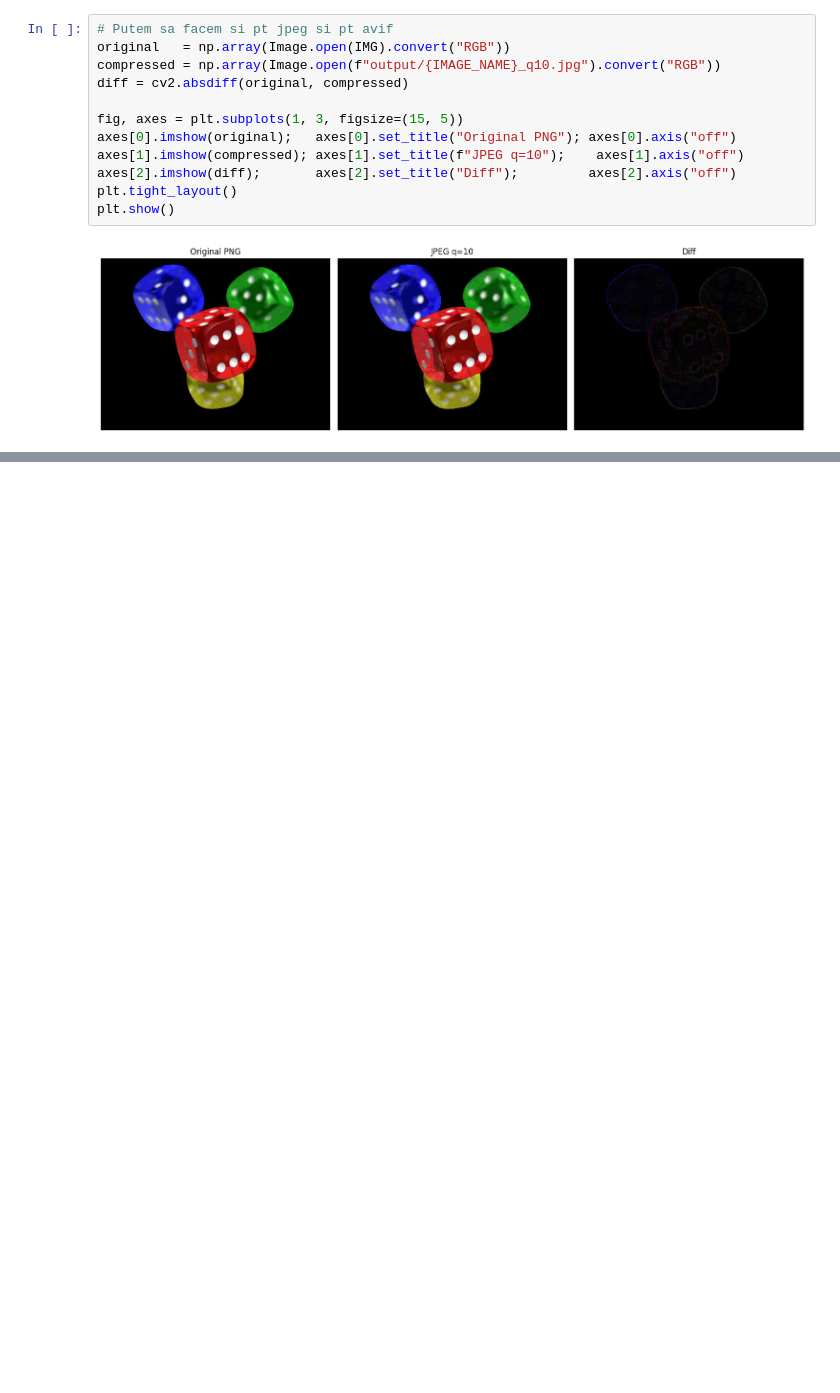
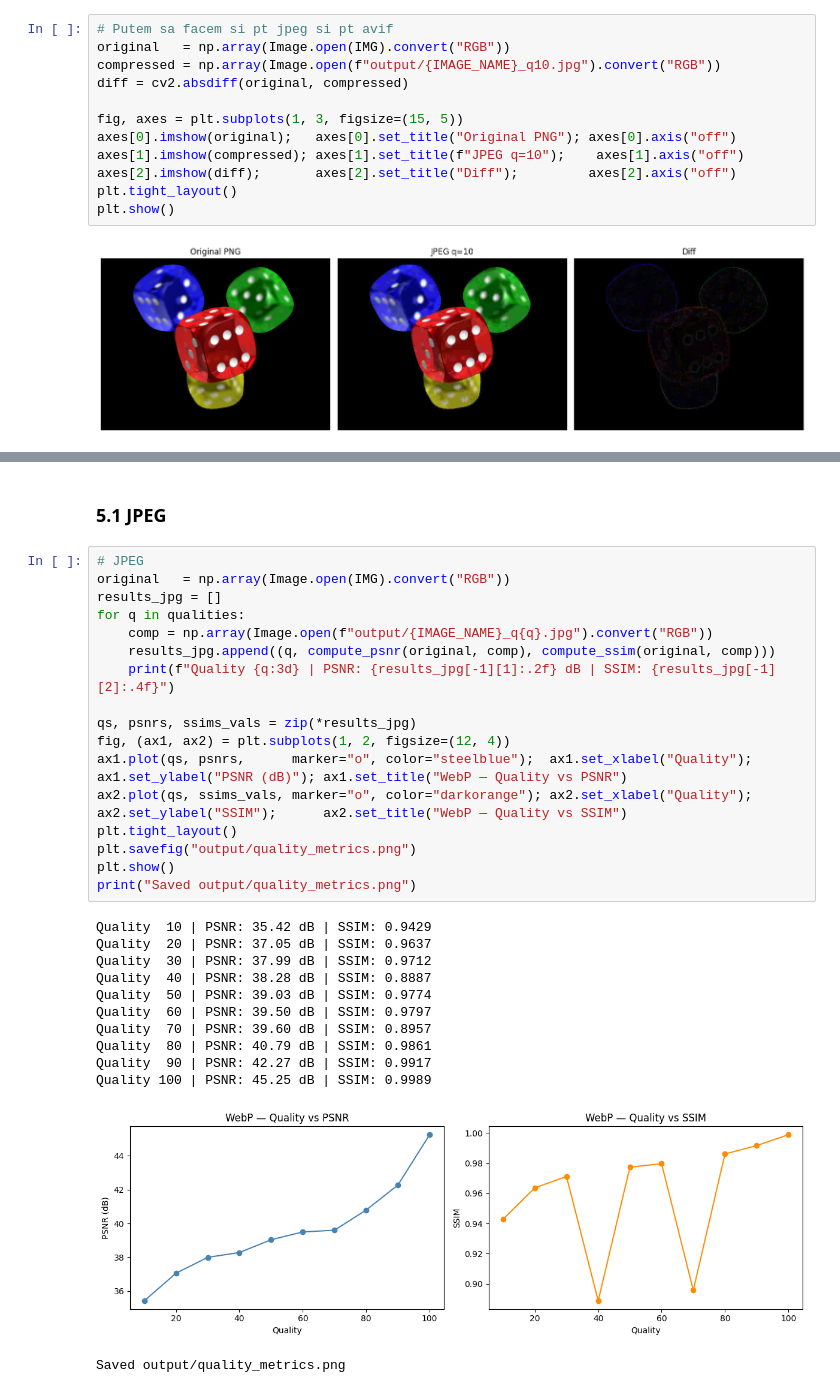
Before and after one commit to ksXV/lab-am, a Jupyter notebook: lab.ipynb, the cells around one changed output, grey strips where cells are left out. Cells and saved outputs as stored; diff of their text form; blank space fills up the shorter version.

```diff
--- a/lab.ipynb
+++ b/lab.ipynb
@@ -226,5 +298,37 @@ def compute_ssim(img1, img2):
     y2 = cv2.cvtColor(img2, cv2.COLOR_RGB2YCrCb)[:, :, 0]
     score, _ = ssim(y1, y2, full=True)
     return score
+# %% [markdown]
+### 5.1 JPEG
+# %%
+# JPEG
+original   = np.array(Image.open(IMG).convert("RGB"))
+results_jpg = []
+for q in qualities:
+    comp = np.array(Image.open(f"output/{IMAGE_NAME}_q{q}.jpg").convert("RGB"))
+    results_jpg.append((q, compute_psnr(original, comp), compute_ssim(original, comp)))
+    print(f"Quality {q:3d} | PSNR: {results_jpg[-1][1]:.2f} dB | SSIM: {results_jpg[-1][2]:.4f}")
+
+qs, psnrs, ssims_vals = zip(*results_jpg)
+fig, (ax1, ax2) = plt.subplots(1, 2, figsize=(12, 4))
+ax1.plot(qs, psnrs,      marker="o", color="steelblue");  ax1.set_xlabel("Quality"); ax1.set_ylabel("PSNR (dB)"); ax1.set_title("WebP — Quality vs PSNR")
+ax2.plot(qs, ssims_vals, marker="o", color="darkorange"); ax2.set_xlabel("Quality"); ax2.set_ylabel("SSIM");      ax2.set_title("WebP — Quality vs SSIM")
+plt.tight_layout()
+plt.savefig("output/quality_metrics.png")
+plt.show()
+print("Saved output/quality_metrics.png")
+# %% [output]
+Quality  10 | PSNR: 35.42 dB | SSIM: 0.9429
+Quality  20 | PSNR: 37.05 dB | SSIM: 0.9637
+Quality  30 | PSNR: 37.99 dB | SSIM: 0.9712
+Quality  40 | PSNR: 38.28 dB | SSIM: 0.8887
+Quality  50 | PSNR: 39.03 dB | SSIM: 0.9774
+Quality  60 | PSNR: 39.50 dB | SSIM: 0.9797
+Quality  70 | PSNR: 39.60 dB | SSIM: 0.8957
+Quality  80 | PSNR: 40.79 dB | SSIM: 0.9861
+Quality  90 | PSNR: 42.27 dB | SSIM: 0.9917
+Quality 100 | PSNR: 45.25 dB | SSIM: 0.9989
+[figure, added]
+Saved output/quality_metrics.png
 # %%
 # WebP
```
Also changed, not shown: parts of 29 cells of this notebook, 2 other files.
